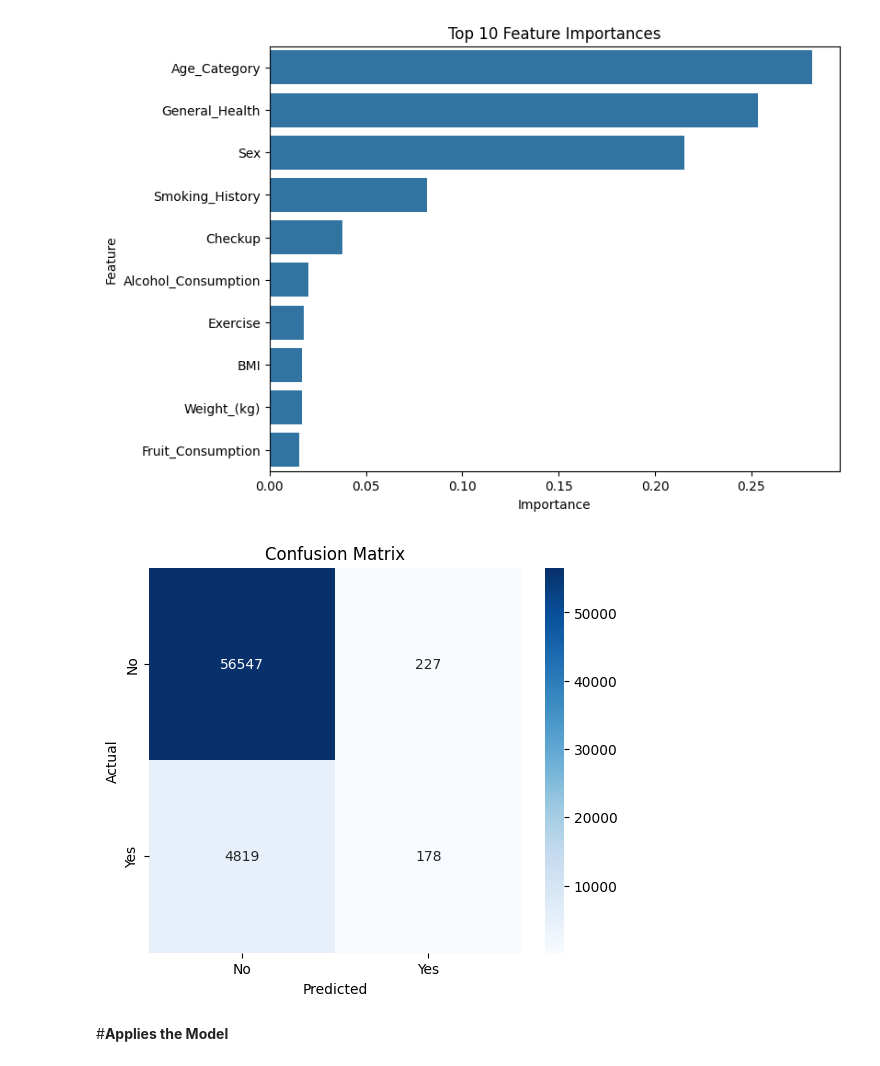
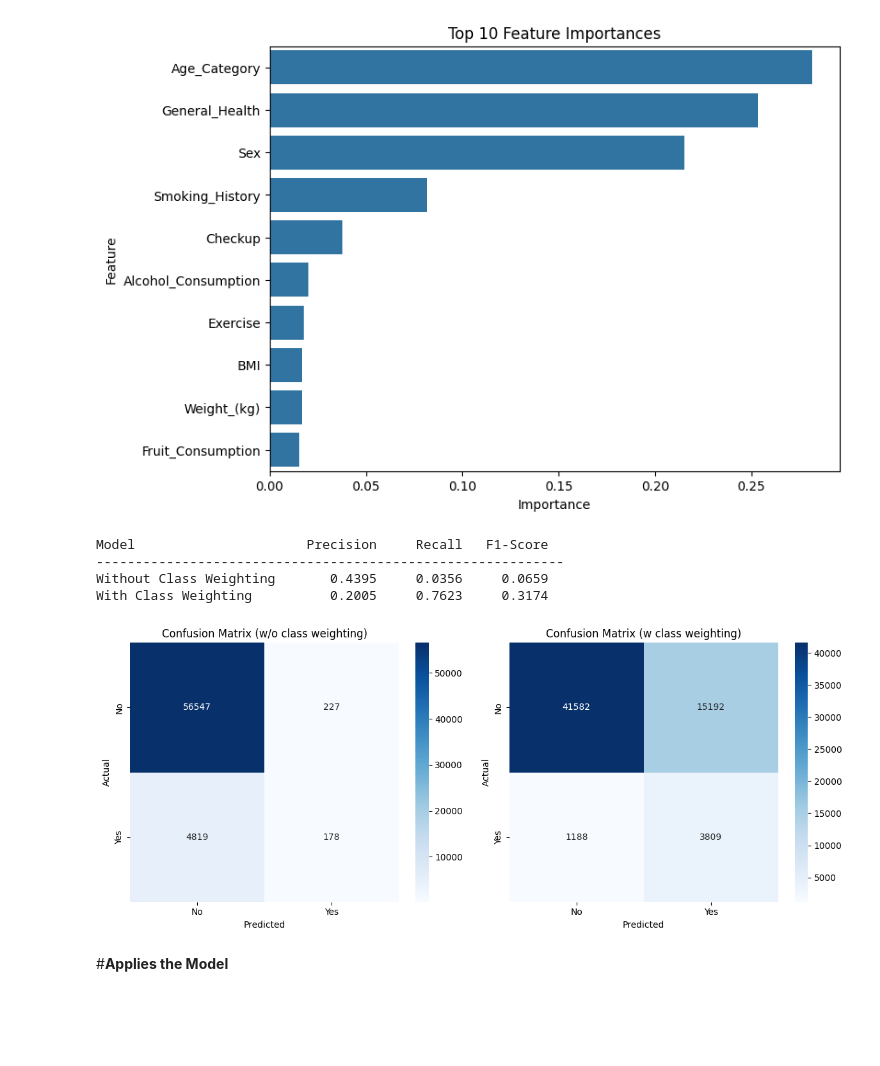
Before and after one commit to davidafshepherd/heart-disease-prediction, a Jupyter notebook: heart_disease_prediction.ipynb, the cells around one changed output. Saved outputs shown, nothing was run; the diff lists cells and outputs as text; code cells hidden in the pictures; blank space fills up the shorter version.

```diff
--- a/heart_disease_prediction.ipynb
+++ b/heart_disease_prediction.ipynb
@@ -63,19 +106,55 @@ plt.title("Top 10 Feature Importances")
 plt.show()
 # %% [output]
 [figure]
-# %%
-# Confusion Matrix
-y_pred = xgb.predict(X_test)
-cm = confusion_matrix(y_test, y_pred)
-
-plt.figure(figsize=(6, 5))
-sns.heatmap(cm, annot=True, fmt='d', cmap='Blues', xticklabels=['No', 'Yes'], yticklabels=['No', 'Yes'])
-plt.title("Confusion Matrix")
-plt.xlabel("Predicted")
-plt.ylabel("Actual")
-plt.show()
-# %% [output]
-[figure, removed]
+# %%
+# Compute precision, recall and F1-score of model without class weighting
+precision = precision_score(y_test, y_pred)
+recall = recall_score(y_test, y_pred)
+f1 = f1_score(y_test, y_pred)
+
+# Compute precision, recall and F1-score of model with class weighting
+precision_w = precision_score(y_test, y_pred_w)
+recall_w = recall_score(y_test, y_pred_w)
+f1_w = f1_score(y_test, y_pred_w)
+
+# Print precision, recall and F1-score of both models
+print("{:<25} {:>10} {:>10} {:>10}".format("Model", "Precision", "Recall", "F1-Score"))
+print("-" * 60)
+print("{:<25} {:>10.4f} {:>10.4f} {:>10.4f}".format("Without Class Weighting", precision, recall, f1))
+print("{:<25} {:>10.4f} {:>10.4f} {:>10.4f}".format("With Class Weighting", precision_w, recall_w, f1_w))
+# %% [output]
+Model                      Precision     Recall   F1-Score
+------------------------------------------------------------
+Without Class Weighting       0.4395     0.0356     0.0659
+With Class Weighting          0.2005     0.7623     0.3174
+# %%
+# Confusion Matrix for model without class weighting
+cm = confusion_matrix(y_test, y_pred)
+
+# Confusion Matrix for model with class weighting
+cm_w = confusion_matrix(y_test, y_pred_w)
+
+# Create side-by-side plots
+fig, axes = plt.subplots(1, 2, figsize=(12, 5))
+
+# Plot the first Confusion Matrix
+sns.heatmap(cm, annot=True, fmt='d', cmap='Blues',
+            xticklabels=['No', 'Yes'], yticklabels=['No', 'Yes'], ax=axes[0])
+axes[0].set_title("Confusion Matrix (w/o class weighting)")
+axes[0].set_xlabel("Predicted")
+axes[0].set_ylabel("Actual")
+
+# Plot the second Confusion Matrix
+sns.heatmap(cm_w, annot=True, fmt='d', cmap='Blues',
+            xticklabels=['No', 'Yes'], yticklabels=['No', 'Yes'], ax=axes[1])
+axes[1].set_title("Confusion Matrix (w class weighting)")
+axes[1].set_xlabel("Predicted")
+axes[1].set_ylabel("Actual")
+
+plt.tight_layout()
+plt.show()
+# %% [output]
+[figure, added]
 # %% [markdown]
 #**Applies the Model**
 # %%
```
Also changed, not shown: parts of 9 cells of this notebook.
